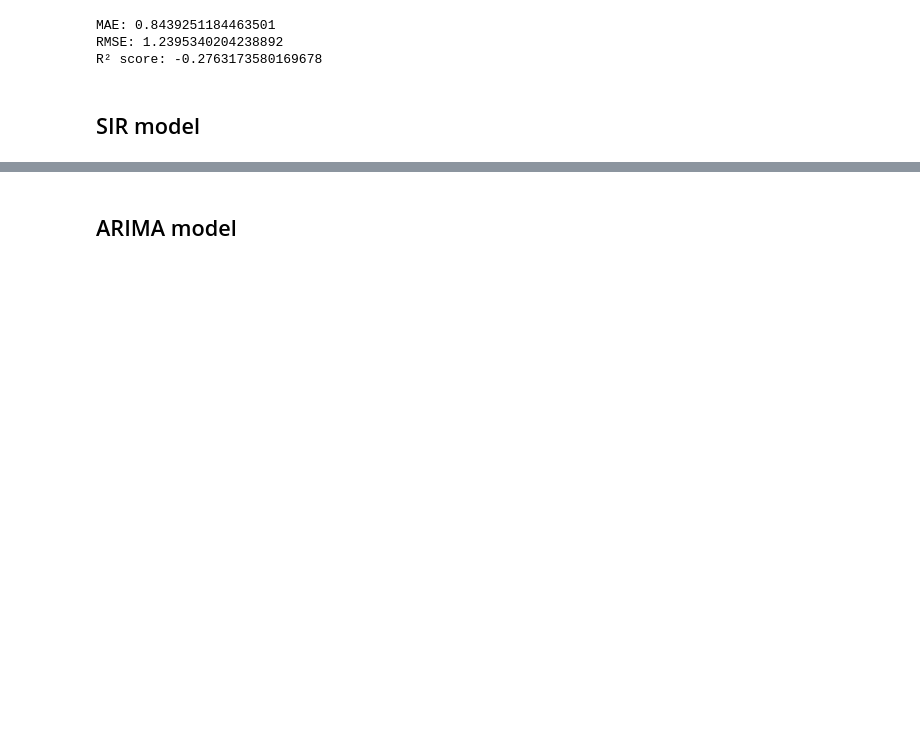
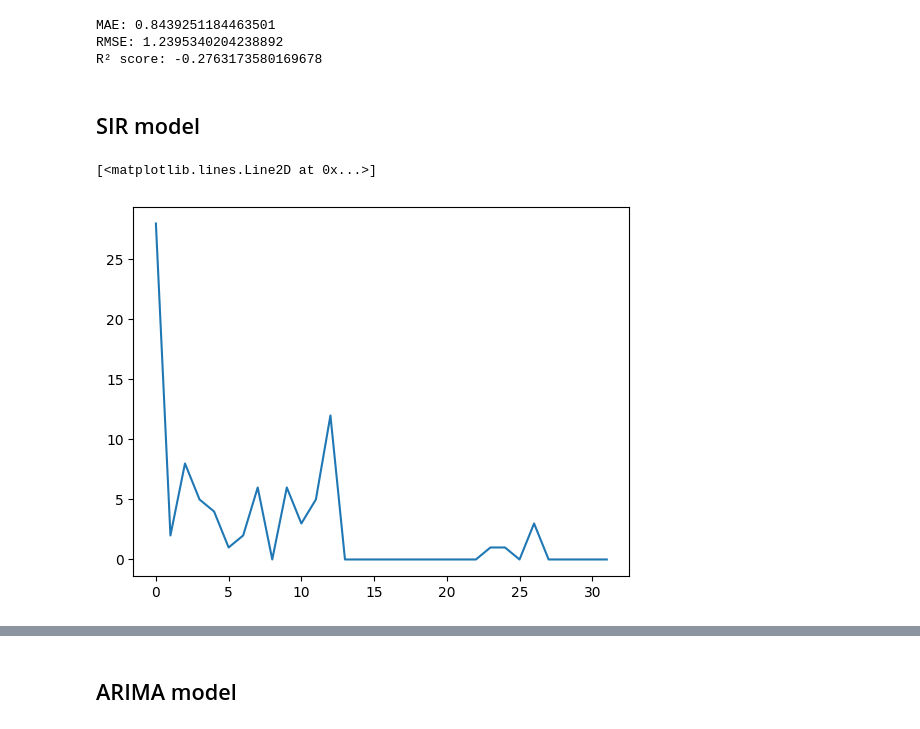
Before and after one commit to NguyenDucAnforwork/applied_statistics_prj, a Jupyter notebook: model/model.ipynb, the cells around one changed output, grey strips where cells are left out. Cells and saved outputs as stored; diff of their text form; code cells hidden in the pictures; blank space fills up the shorter version.

```diff
--- a/model/model.ipynb
+++ b/model/model.ipynb
@@ -1135 +1140,6 @@ R² score: -0.2763173580169678
+# %%
+plt.plot(np.arange(len(df2)), df2['daily_cases'].values)
+# %% [output]
+[<matplotlib.lines.Line2D at 0x...>]
+[figure, added]
 # %%
```
Also changed, not shown: parts of 24 cells of this notebook, 2 other files.
